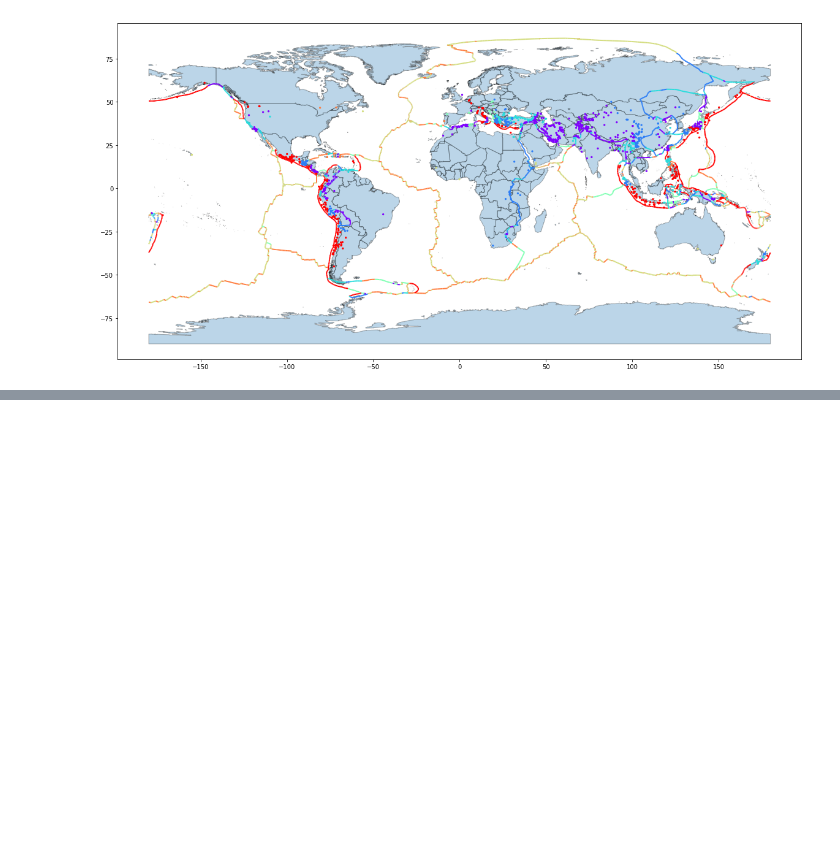
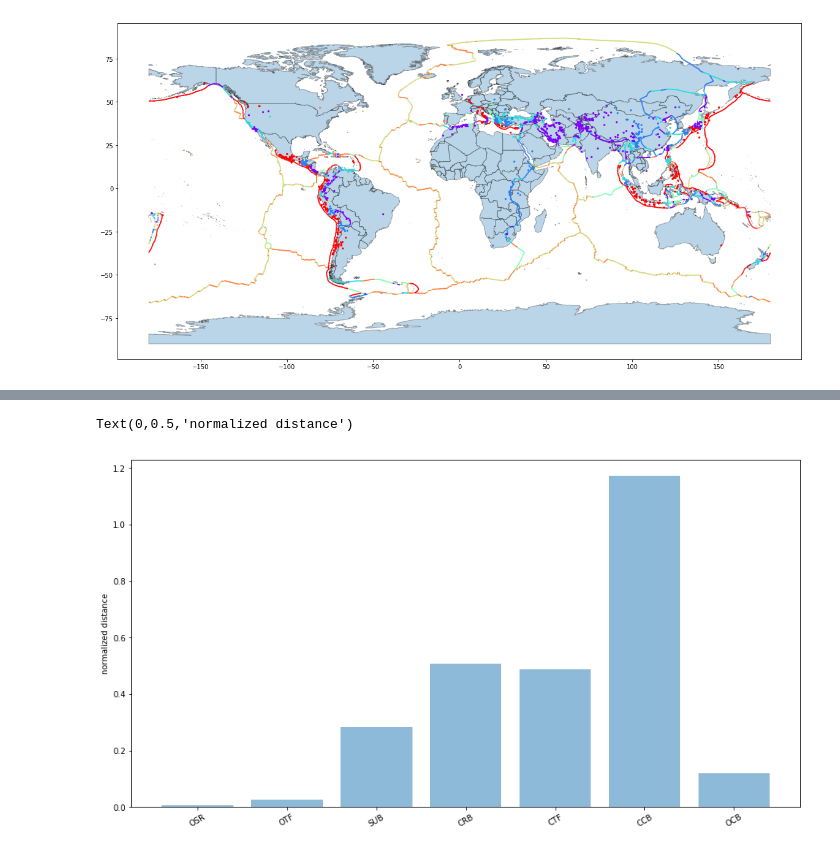
Before and after one commit to smitamisra/StrikingRobo_Earthquakes, a Jupyter notebook: Refactor1.ipynb, the cells around one changed output, grey strips where cells are left out. Saved outputs shown, nothing was run; the diff lists cells and outputs as text; code cells hidden in the pictures; blank space fills up the shorter version.

Commit message:
Added in the normalization for the boundaries from Mahesh.

```diff
--- a/Refactor1.ipynb
+++ b/Refactor1.ipynb
@@ -749,0 +763,14 @@ boundary_distances_gdf.plot(ax=ax, column='closest_plate', cmap='rainbow', marke
+# %%
+# The count between the plate types and the dist df do not always match up. So, you need a way to make up for
+# the missing data.
+quakes_closest = dict(quake_plate_dist["closest_plate"].value_counts())
+plate_types = dict(boundaries_gdf['STEPCLASS'].value_counts())
+
+type_counts = list()
+for key, value in plate_types.items():
+    key = key.strip()
+    compare = {'type': key, 'plate': value, 'earthquakes': quakes_closest.get(key, 0)}
+
+    type_counts.append(compare)
+
+type_counts
@@ -749,0 +785,19 @@ boundary_distances_gdf.plot(ax=ax, column='closest_plate', cmap='rainbow', marke
+# %%
+"""CORRECTING FOR DIFFERENCES IN NUM OF VOLCANOES"""
+# distance count as shown above
+type_list = [plate_type['type'] for plate_type in type_counts]
+
+dist_count = np.array([plate_type['earthquakes'] for plate_type in type_counts])
+plate_count = np.array([plate_type['plate'] for plate_type in type_counts])
+
+normalized_dist = np.divide(dist_count, plate_count)
+# %%
+y_pos = np.arange(len(normalized_dist))
+
+plt.figure(figsize=(15,8))
+plt.bar(y_pos, normalized_dist, alpha=0.5)
+plt.xticks(y_pos, type_list, rotation=30)
+plt.ylabel('normalized distance')
+# %% [output]
+Text(0,0.5,'normalized distance')
+[figure, added]
```
Also changed, not shown: parts of 13 cells of this notebook.
